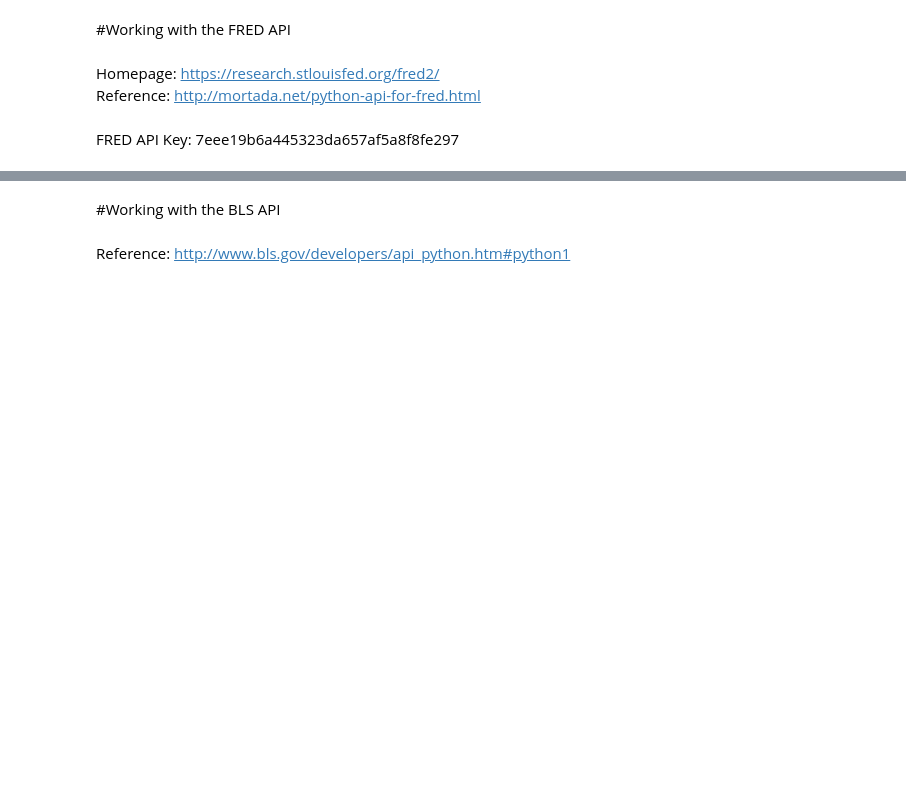
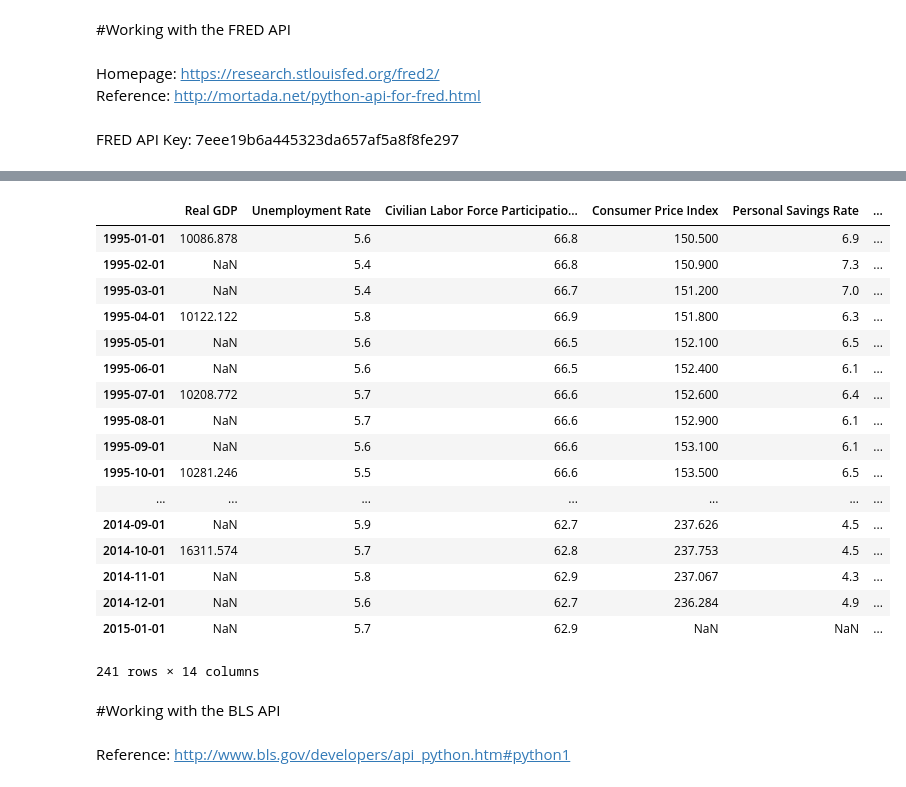
Before and after one commit to c-trl/economic-trends-vs-headline-sentiment-nlp-analysis, a Jupyter notebook: fred-api.ipynb, the cells around one changed output, grey strips where cells are left out. Saved outputs shown, nothing was run; the diff lists cells and outputs as text; code cells hidden in the pictures; blank space fills up the shorter version.

```diff
--- a/fred-api.ipynb
+++ b/fred-api.ipynb
@@ -0,0 +3,17 @@
+# %%
+import pandas as pd
+import matplotlib as mpl
+from matplotlib import pyplot as plt
+
+pd.options.display.mpl_style = 'default'
+
+import brewer2mpl
+bmap = brewer2mpl.get_map('Set2','qualitative',8,reverse=False)
+colors = bmap.mpl_colors
+font = {'family' : 'Open Sans',
+        'weight' : 'normal',
+        'size'   : 24}
+bigfont = {'family' : 'Open Sans',
+        'weight' : 'normal',
+        'size'   : 36,
+        'color'  : '#333333'}
@@ -89,3 +94,47 @@ Length: 727
+# %%
+df = pd.DataFrame()
+df['Federal Funds Rate'] = get(FFR)
+for var in all_vars:
+    df[var] = get(var)
+df = df.drop('Federal Funds Rate', axis=1)
+
+df.columns=['Real GDP',
+            'Unemployment Rate',
+            'Civilian Labor Force Participation Rate',
+            'Consumer Price Index',
+            'Personal Savings Rate',
+            'Personal Consumption Expenditure',
+            'Personal Consumption Expenditure Price Index',
+            'M2 Velocity',
+            'S&P 500',
+            'Purchasing Power Parity',
+            'Mortgage Delinquency Rate',
+            'Business Inventory to Sales Ratio',
+            'Economic Public Policy Uncertainty',
+            'Federal Funds Rate']
+# %%
+df = df[486:]
+# %%
+df
+# %% [output]
+|  | Real GDP | Unemployment Rate | Civilian Labor Force Participatio... | Consumer Price Index | Personal Savings Rate | ... |
+| 1995-01-01 | 10086.878 | 5.6 | 66.8 | 150.500 | 6.9 | ... |
+| 1995-02-01 | NaN | 5.4 | 66.8 | 150.900 | 7.3 | ... |
+| 1995-03-01 | NaN | 5.4 | 66.7 | 151.200 | 7.0 | ... |
+| 1995-04-01 | 10122.122 | 5.8 | 66.9 | 151.800 | 6.3 | ... |
+| 1995-05-01 | NaN | 5.6 | 66.5 | 152.100 | 6.5 | ... |
+| 1995-06-01 | NaN | 5.6 | 66.5 | 152.400 | 6.1 | ... |
+| 1995-07-01 | 10208.772 | 5.7 | 66.6 | 152.600 | 6.4 | ... |
+| 1995-08-01 | NaN | 5.7 | 66.6 | 152.900 | 6.1 | ... |
+| 1995-09-01 | NaN | 5.6 | 66.6 | 153.100 | 6.1 | ... |
+| 1995-10-01 | 10281.246 | 5.5 | 66.6 | 153.500 | 6.5 | ... |
+| ... | ... | ... | ... | ... | ... | ... |
+| 2014-09-01 | NaN | 5.9 | 62.7 | 237.626 | 4.5 | ... |
+| 2014-10-01 | 16311.574 | 5.7 | 62.8 | 237.753 | 4.5 | ... |
+| 2014-11-01 | NaN | 5.8 | 62.9 | 237.067 | 4.3 | ... |
+| 2014-12-01 | NaN | 5.6 | 62.7 | 236.284 | 4.9 | ... |
+| 2015-01-01 | NaN | 5.7 | 62.9 | NaN | NaN | ... |
+241 rows × 14 columns
 # %% [markdown]
 #Working with the BLS API
 # %% [markdown]
```
Also changed, not shown: parts of 8 cells of this notebook.
